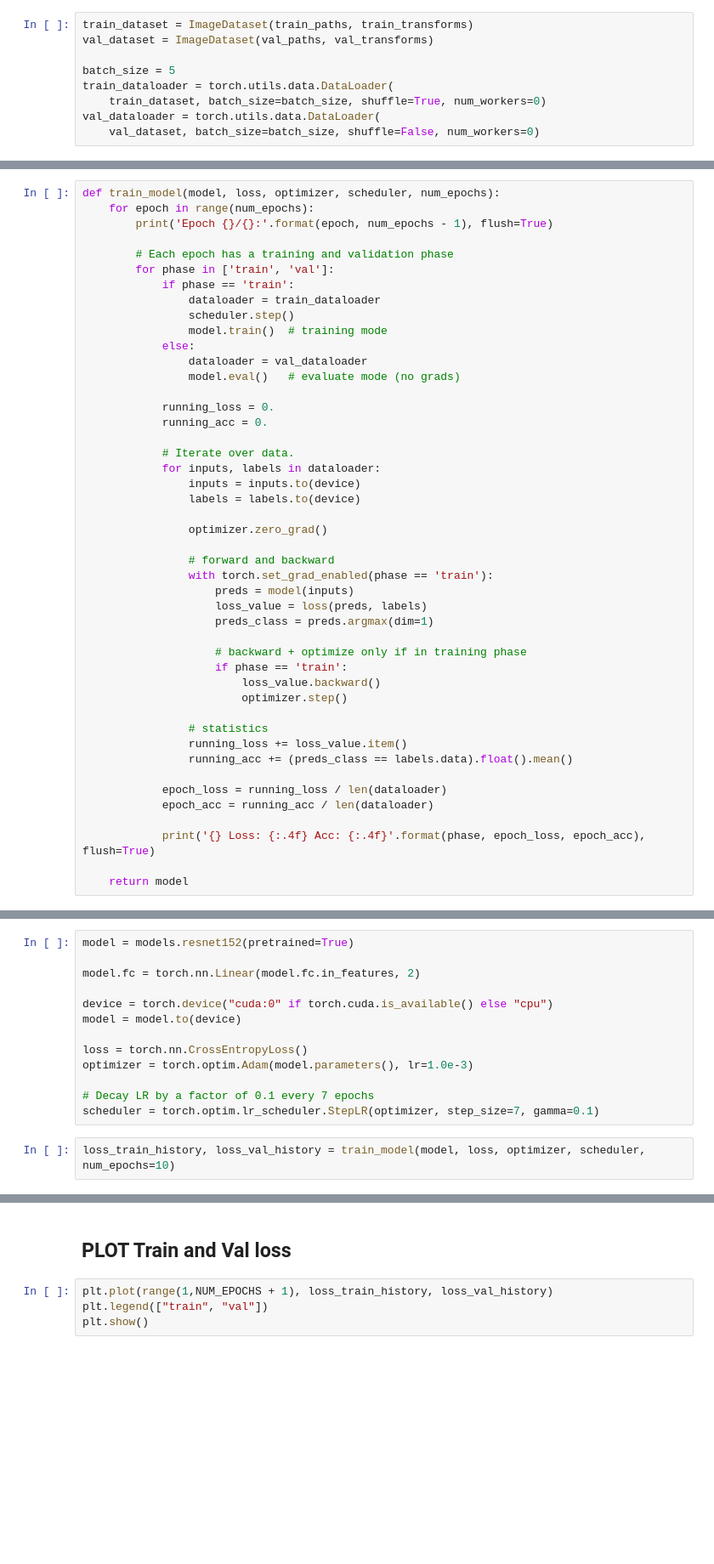
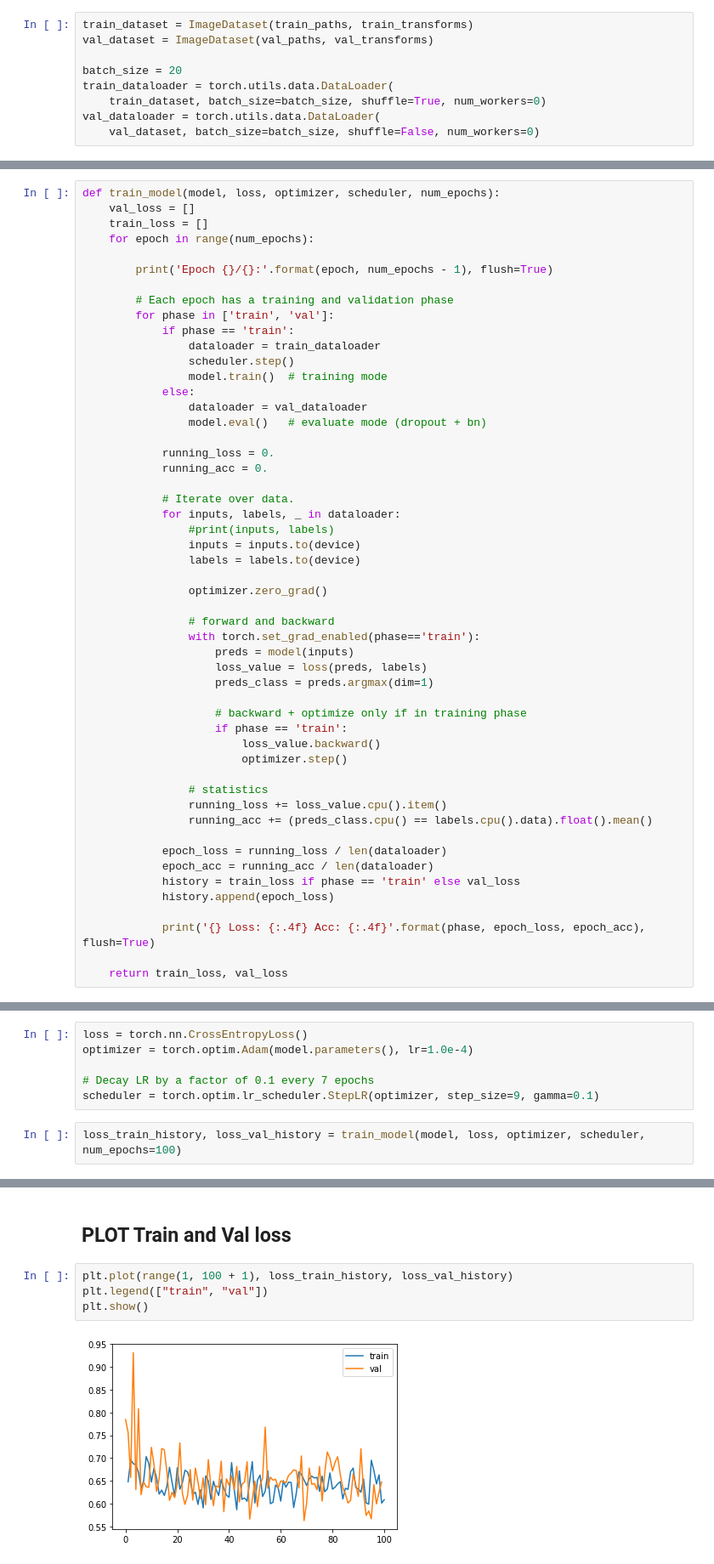
Before and after one commit to BLOOMFLARK/NN_noise_classification, a Jupyter notebook: CNN.ipynb, the cells around one changed output, grey strips where cells are left out. Shown at 85% size. Saved outputs shown, nothing was run; the diff lists cells and outputs as text; blank space fills up the shorter version.

```diff
--- a/CNN.ipynb
+++ b/CNN.ipynb
@@ -146,7 +193,7 @@ Valid size: 1000
 train_dataset = ImageDataset(train_paths, train_transforms)
 val_dataset = ImageDataset(val_paths, val_transforms)
 
-batch_size = 5
+batch_size = 20
 train_dataloader = torch.utils.data.DataLoader(
     train_dataset, batch_size=batch_size, shuffle=True, num_workers=0)
 val_dataloader = torch.utils.data.DataLoader(
@@ -200,7 +245,10 @@ for fig_x in ax.flatten():
 [figure]
 # %%
 def train_model(model, loss, optimizer, scheduler, num_epochs):
+    val_loss = []
+    train_loss = []
     for epoch in range(num_epochs):
+
         print('Epoch {}/{}:'.format(epoch, num_epochs - 1), flush=True)
 
         # Each epoch has a training and validation phase
@@ -211,20 +259,21 @@ def train_model(model, loss, optimizer, scheduler, num_epochs):
                 model.train()  # training mode
             else:
                 dataloader = val_dataloader
-                model.eval()   # evaluate mode (no grads)
+                model.eval()   # evaluate mode (dropout + bn)
 
             running_loss = 0.
             running_acc = 0.
 
             # Iterate over data.
-            for inputs, labels in dataloader:
+            for inputs, labels, _ in dataloader:
+                #print(inputs, labels)
                 inputs = inputs.to(device)
                 labels = labels.to(device)
 
                 optimizer.zero_grad()
 
                 # forward and backward
-                with torch.set_grad_enabled(phase == 'train'):
+                with torch.set_grad_enabled(phase=='train'):
                     preds = model(inputs)
                     loss_value = loss(preds, labels)
                     preds_class = preds.argmax(dim=1)
@@ -235,14 +284,16 @@ def train_model(model, loss, optimizer, scheduler, num_epochs):
                         optimizer.step()
 
                 # statistics
-                running_loss += loss_value.item()
-                running_acc += (preds_class == labels.data).float().mean()
+                running_loss += loss_value.cpu().item()
+                running_acc += (preds_class.cpu() == labels.cpu().data).float().mean()
 
             epoch_loss = running_loss / len(dataloader)
             epoch_acc = running_acc / len(dataloader)
+            history = train_loss if phase == 'train' else val_loss
+            history.append(epoch_loss)
 
             print('{} Loss: {:.4f} Acc: {:.4f}'.format(phase, epoch_loss, epoch_acc), flush=True)
 
-    return model
+    return train_loss, val_loss
 # %% [markdown]
 ## Обучение сети ResNet152 с последним линейным слоем
@@ -249,16 +310,9 @@ def train_model(model, loss, optimizer, scheduler, num_epochs):
 # %%
-model = models.resnet152(pretrained=True)
-
-model.fc = torch.nn.Linear(model.fc.in_features, 2)
-
-device = torch.device("cuda:0" if torch.cuda.is_available() else "cpu")
-model = model.to(device)
-
 loss = torch.nn.CrossEntropyLoss()
-optimizer = torch.optim.Adam(model.parameters(), lr=1.0e-3)
+optimizer = torch.optim.Adam(model.parameters(), lr=1.0e-4)
 
 # Decay LR by a factor of 0.1 every 7 epochs
-scheduler = torch.optim.lr_scheduler.StepLR(optimizer, step_size=7, gamma=0.1)
+scheduler = torch.optim.lr_scheduler.StepLR(optimizer, step_size=9, gamma=0.1)
 # %%
-loss_train_history, loss_val_history = train_model(model, loss, optimizer, scheduler, num_epochs=10)
+loss_train_history, loss_val_history = train_model(model, loss, optimizer, scheduler, num_epochs=100)
 # %% [output]
@@ -279,6 +337,8 @@ KeyboardInterrupt:
 # %% [markdown]
 ## PLOT Train and Val loss
 # %%
-plt.plot(range(1,NUM_EPOCHS + 1), loss_train_history, loss_val_history)
+plt.plot(range(1, 100 + 1), loss_train_history, loss_val_history)
 plt.legend(["train", "val"])
 plt.show()
+# %% [output]
+[figure, added]
```
Also changed, not shown: parts of 27 cells of this notebook.
